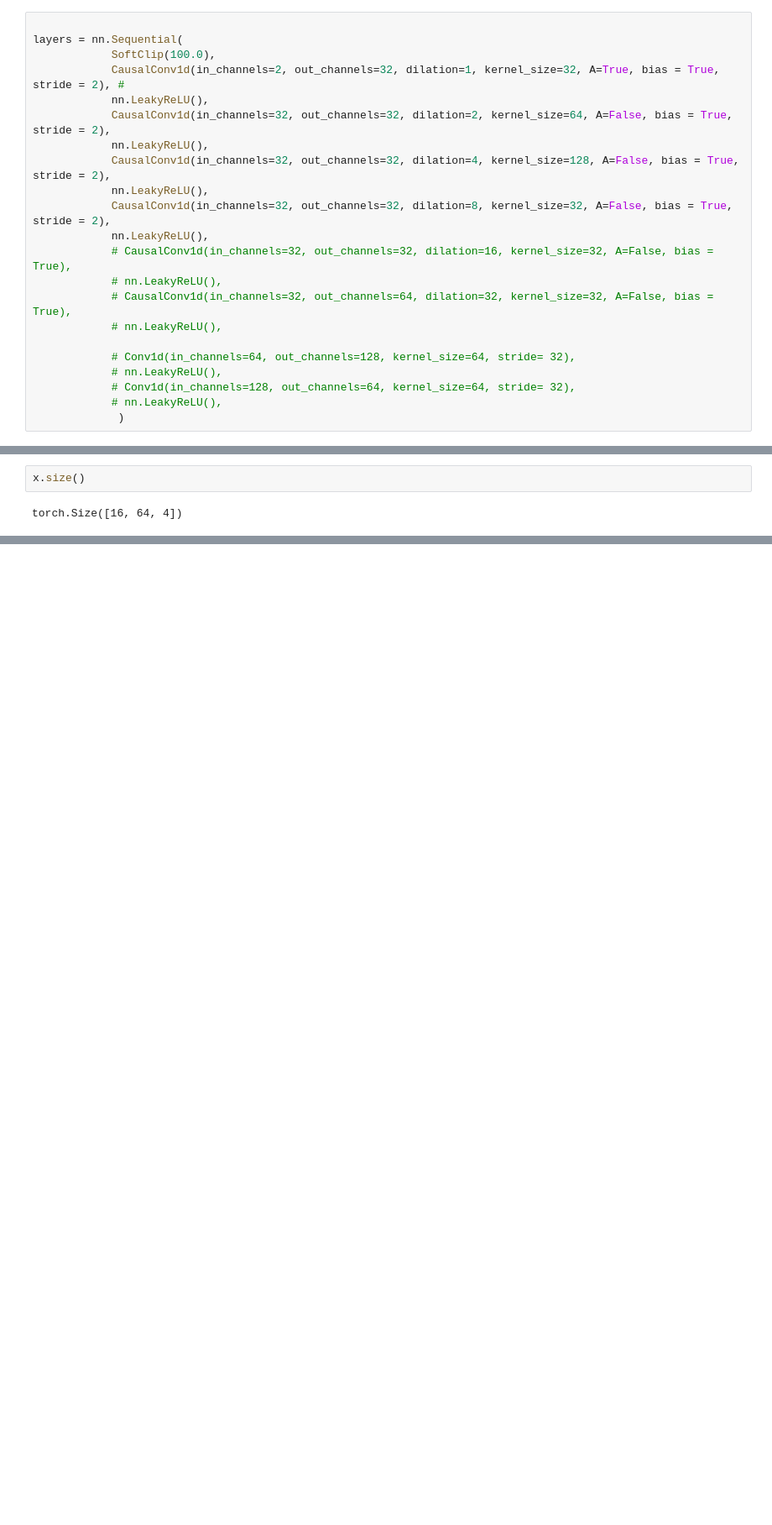
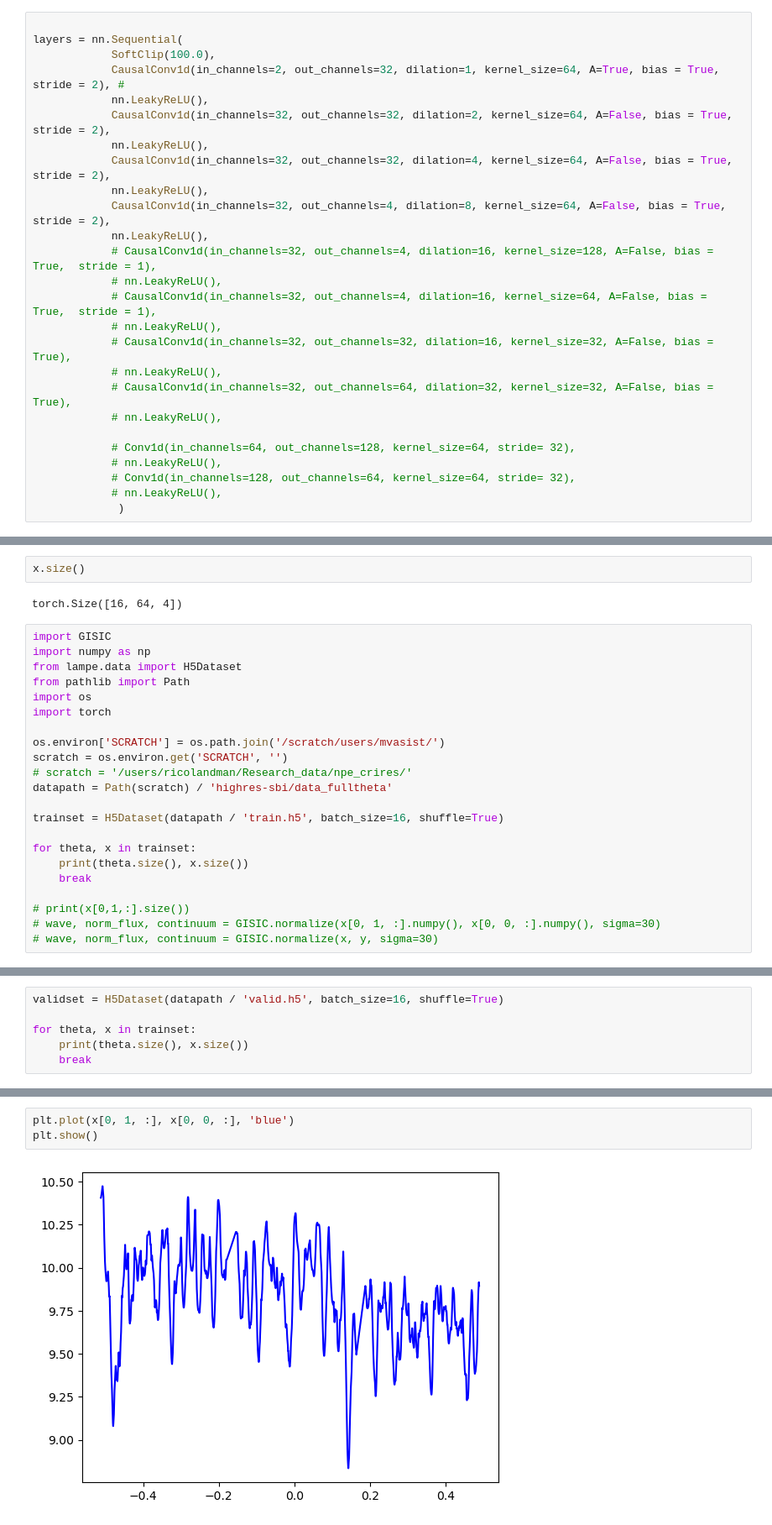
Before and after one commit to MalAstronomy/Highres, a Jupyter notebook: trial.ipynb, the cells around one changed output, grey strips where cells are left out. Shown at 84% size. Cells and saved outputs as stored; diff of their text form; blank space fills up the shorter version.

```diff
--- a/trial.ipynb
+++ b/trial.ipynb
@@ -61,14 +56,18 @@ class SoftClip(nn.Module):
 
 layers = nn.Sequential(
             SoftClip(100.0),
-            CausalConv1d(in_channels=2, out_channels=32, dilation=1, kernel_size=32, A=True, bias = True, stride = 2), #
+            CausalConv1d(in_channels=2, out_channels=32, dilation=1, kernel_size=64, A=True, bias = True, stride = 2), #
             nn.LeakyReLU(),
             CausalConv1d(in_channels=32, out_channels=32, dilation=2, kernel_size=64, A=False, bias = True, stride = 2),
             nn.LeakyReLU(),
-            CausalConv1d(in_channels=32, out_channels=32, dilation=4, kernel_size=128, A=False, bias = True, stride = 2),
+            CausalConv1d(in_channels=32, out_channels=32, dilation=4, kernel_size=64, A=False, bias = True, stride = 2),
             nn.LeakyReLU(),
-            CausalConv1d(in_channels=32, out_channels=32, dilation=8, kernel_size=32, A=False, bias = True,  stride = 2),
+            CausalConv1d(in_channels=32, out_channels=4, dilation=8, kernel_size=64, A=False, bias = True,  stride = 2),
             nn.LeakyReLU(),
+            # CausalConv1d(in_channels=32, out_channels=4, dilation=16, kernel_size=128, A=False, bias = True,  stride = 1),
+            # nn.LeakyReLU(),
+            # CausalConv1d(in_channels=32, out_channels=4, dilation=16, kernel_size=64, A=False, bias = True,  stride = 1),
+            # nn.LeakyReLU(),
             # CausalConv1d(in_channels=32, out_channels=32, dilation=16, kernel_size=32, A=False, bias = True),
             # nn.LeakyReLU(),
             # CausalConv1d(in_channels=32, out_channels=64, dilation=32, kernel_size=32, A=False, bias = True),
@@ -94,3 +93,25 @@ torch.Size([16, 3712])
 x.size()
 # %% [output]
 torch.Size([16, 64, 4])
+# %%
+import GISIC
+import numpy as np
+from lampe.data import H5Dataset
+from pathlib import Path
+import os
+import torch
+
+os.environ['SCRATCH'] = os.path.join('/scratch/users/mvasist/')
+scratch = os.environ.get('SCRATCH', '')
+# scratch = '/users/ricolandman/Research_data/npe_crires/'
+datapath = Path(scratch) / 'highres-sbi/data_fulltheta'
+
+trainset = H5Dataset(datapath / 'train.h5', batch_size=16, shuffle=True)
+
+for theta, x in trainset:
+    print(theta.size(), x.size())
+    break
+
+# print(x[0,1,:].size())
+# wave, norm_flux, continuum = GISIC.normalize(x[0, 1, :].numpy(), x[0, 0, :].numpy(), sigma=30)
+# wave, norm_flux, continuum = GISIC.normalize(x, y, sigma=30)
@@ -96,0 +120,6 @@ torch.Size([16, 64, 4])
+# %%
+validset = H5Dataset(datapath / 'valid.h5', batch_size=16, shuffle=True)
+
+for theta, x in trainset:
+    print(theta.size(), x.size())
+    break
@@ -96,0 +152,5 @@ torch.Size([16, 64, 4])
+# %%
+plt.plot(x[0, 1, :], x[0, 0, :], 'blue')
+plt.show()
+# %% [output]
+[figure, added]
```
Also changed, not shown: parts of 15 cells of this notebook, 1 other file.
